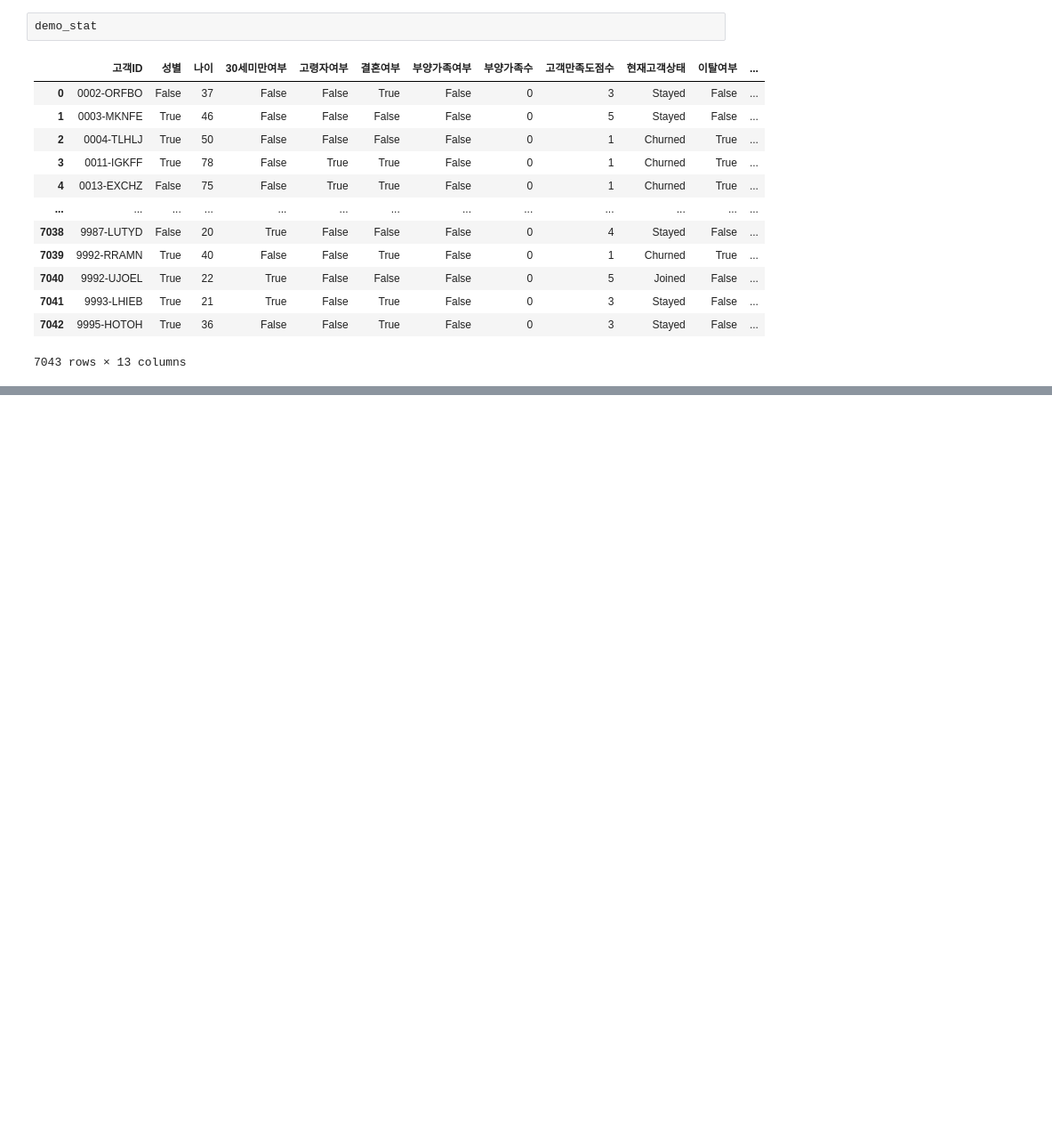
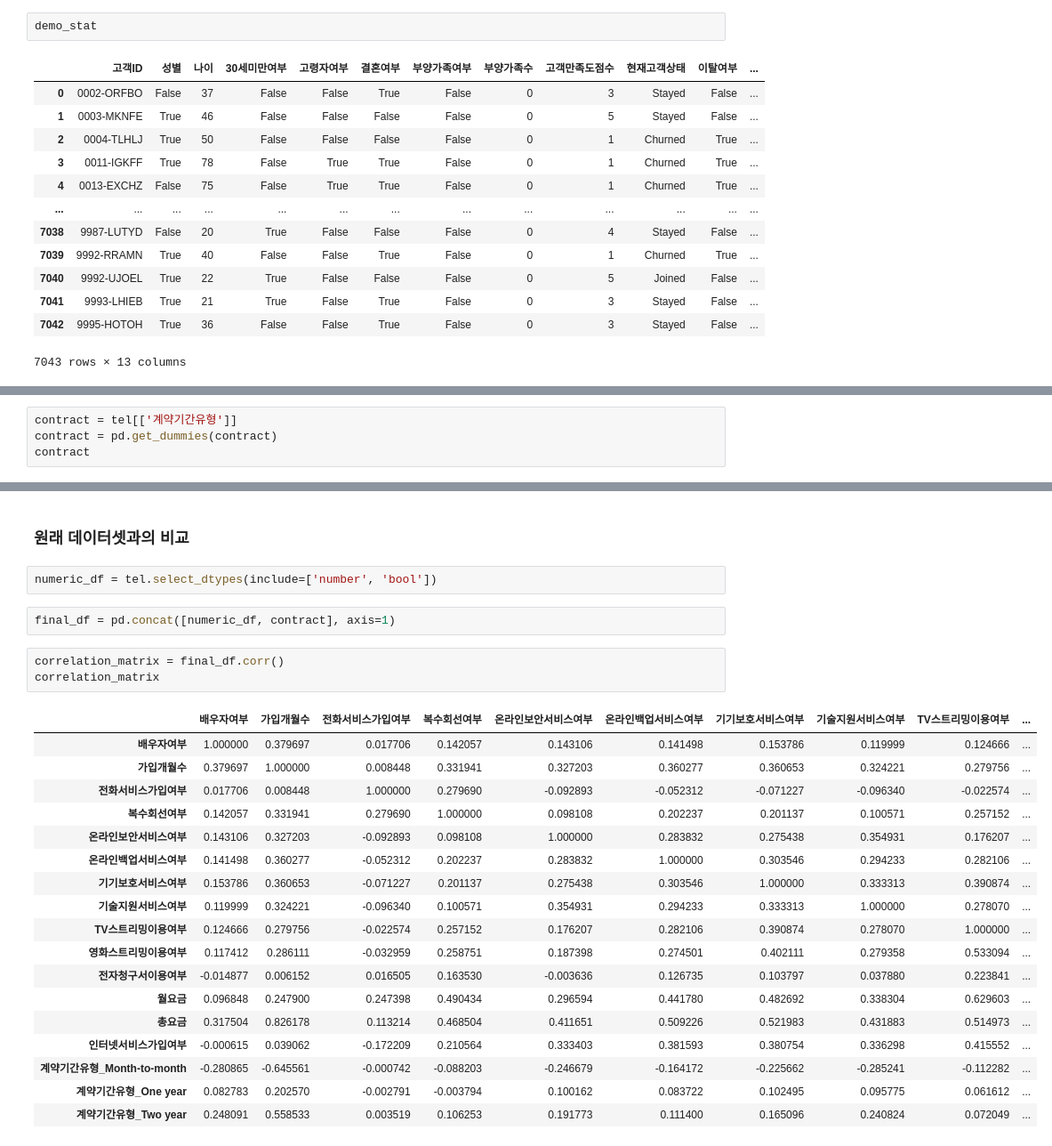
Before and after one commit to Blche/midproject_8, a Jupyter notebook: members/문세희/이탈률 감소방향_가입개월수, 계약기간.ipynb, the cells around one changed output, grey strips where cells are left out. Shown at 89% size. Saved outputs shown, nothing was run; the diff lists cells and outputs as text; blank space fills up the shorter version.

Commit message:
가입개월수와 계약기간분석완료

```diff
--- a/members/문세희/이탈률 감소방향_가입개월수, 계약기간.ipynb
+++ b/members/문세희/이탈률 감소방향_가입개월수, 계약기간.ipynb
@@ -199,0 +244,4 @@ demo_stat
+# %%
+contract = tel[['계약기간유형']]
+contract = pd.get_dummies(contract)
+contract
@@ -199,0 +262,28 @@ demo_stat
+# %% [markdown]
+### 원래 데이터셋과의 비교
+# %%
+numeric_df = tel.select_dtypes(include=['number', 'bool'])
+# %%
+final_df = pd.concat([numeric_df, contract], axis=1)
+# %%
+correlation_matrix = final_df.corr()
+correlation_matrix
+# %% [output]
+|  | 배우자여부 | 가입개월수 | 전화서비스가입여부 | 복수회선여부 | 온라인보안서비스여부 | 온라인백업서비스여부 | 기기보호서비스여부 | 기술지원서비스여부 | TV스트리밍이용여부 | ... |
+| 배우자여부 | 1.000000 | 0.379697 | 0.017706 | 0.142057 | 0.143106 | 0.141498 | 0.153786 | 0.119999 | 0.124666 | ... |
+| 가입개월수 | 0.379697 | 1.000000 | 0.008448 | 0.331941 | 0.327203 | 0.360277 | 0.360653 | 0.324221 | 0.279756 | ... |
+| 전화서비스가입여부 | 0.017706 | 0.008448 | 1.000000 | 0.279690 | -0.092893 | -0.052312 | -0.071227 | -0.096340 | -0.022574 | ... |
+| 복수회선여부 | 0.142057 | 0.331941 | 0.279690 | 1.000000 | 0.098108 | 0.202237 | 0.201137 | 0.100571 | 0.257152 | ... |
+| 온라인보안서비스여부 | 0.143106 | 0.327203 | -0.092893 | 0.098108 | 1.000000 | 0.283832 | 0.275438 | 0.354931 | 0.176207 | ... |
+| 온라인백업서비스여부 | 0.141498 | 0.360277 | -0.052312 | 0.202237 | 0.283832 | 1.000000 | 0.303546 | 0.294233 | 0.282106 | ... |
+| 기기보호서비스여부 | 0.153786 | 0.360653 | -0.071227 | 0.201137 | 0.275438 | 0.303546 | 1.000000 | 0.333313 | 0.390874 | ... |
+| 기술지원서비스여부 | 0.119999 | 0.324221 | -0.096340 | 0.100571 | 0.354931 | 0.294233 | 0.333313 | 1.000000 | 0.278070 | ... |
+| TV스트리밍이용여부 | 0.124666 | 0.279756 | -0.022574 | 0.257152 | 0.176207 | 0.282106 | 0.390874 | 0.278070 | 1.000000 | ... |
+| 영화스트리밍이용여부 | 0.117412 | 0.286111 | -0.032959 | 0.258751 | 0.187398 | 0.274501 | 0.402111 | 0.279358 | 0.533094 | ... |
+| 전자청구서이용여부 | -0.014877 | 0.006152 | 0.016505 | 0.163530 | -0.003636 | 0.126735 | 0.103797 | 0.037880 | 0.223841 | ... |
+| 월요금 | 0.096848 | 0.247900 | 0.247398 | 0.490434 | 0.296594 | 0.441780 | 0.482692 | 0.338304 | 0.629603 | ... |
+| 총요금 | 0.317504 | 0.826178 | 0.113214 | 0.468504 | 0.411651 | 0.509226 | 0.521983 | 0.431883 | 0.514973 | ... |
+| 인터넷서비스가입여부 | -0.000615 | 0.039062 | -0.172209 | 0.210564 | 0.333403 | 0.381593 | 0.380754 | 0.336298 | 0.415552 | ... |
+| 계약기간유형_Month-to-month | -0.280865 | -0.645561 | -0.000742 | -0.088203 | -0.246679 | -0.164172 | -0.225662 | -0.285241 | -0.112282 | ... |
+| 계약기간유형_One year | 0.082783 | 0.202570 | -0.002791 | -0.003794 | 0.100162 | 0.083722 | 0.102495 | 0.095775 | 0.061612 | ... |
+| 계약기간유형_Two year | 0.248091 | 0.558533 | 0.003519 | 0.106253 | 0.191773 | 0.111400 | 0.165096 | 0.240824 | 0.072049 | ... |
```
Also changed, not shown: parts of 21 cells of this notebook, 1 other file.
